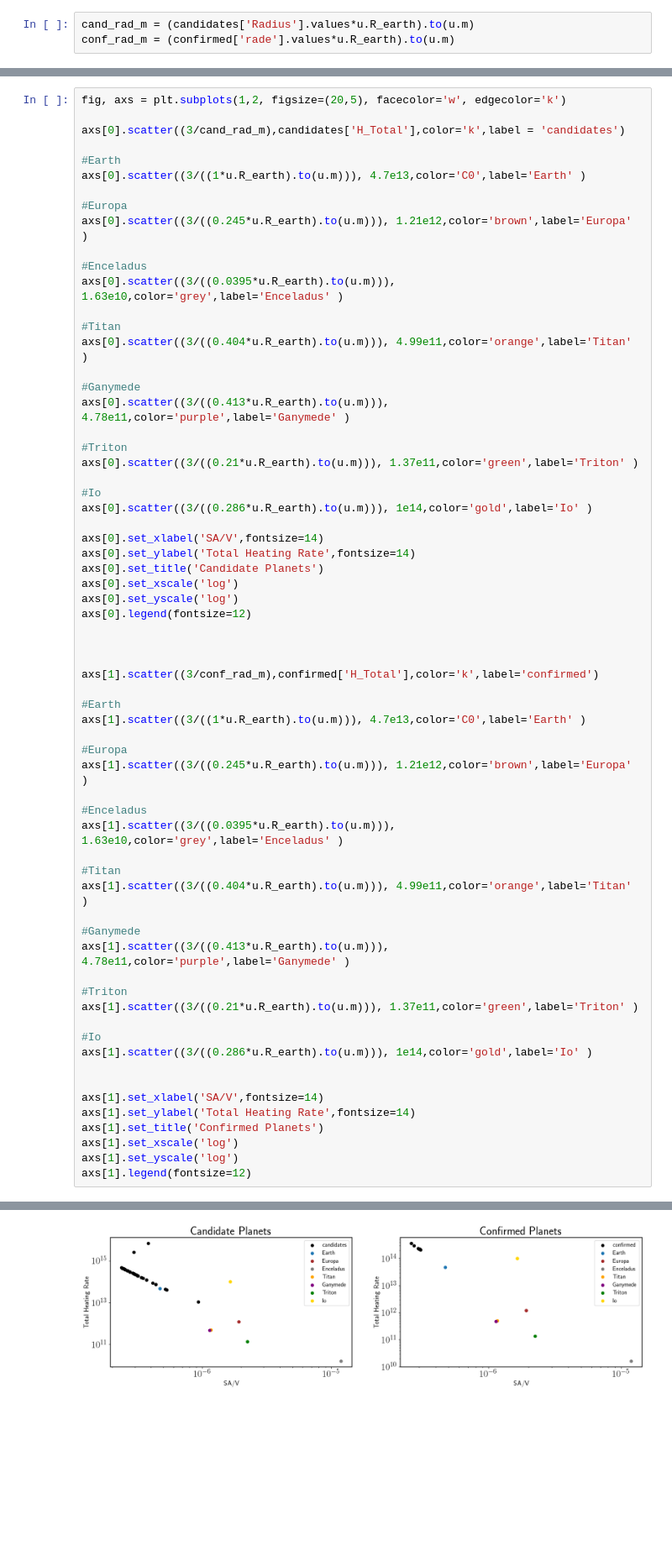
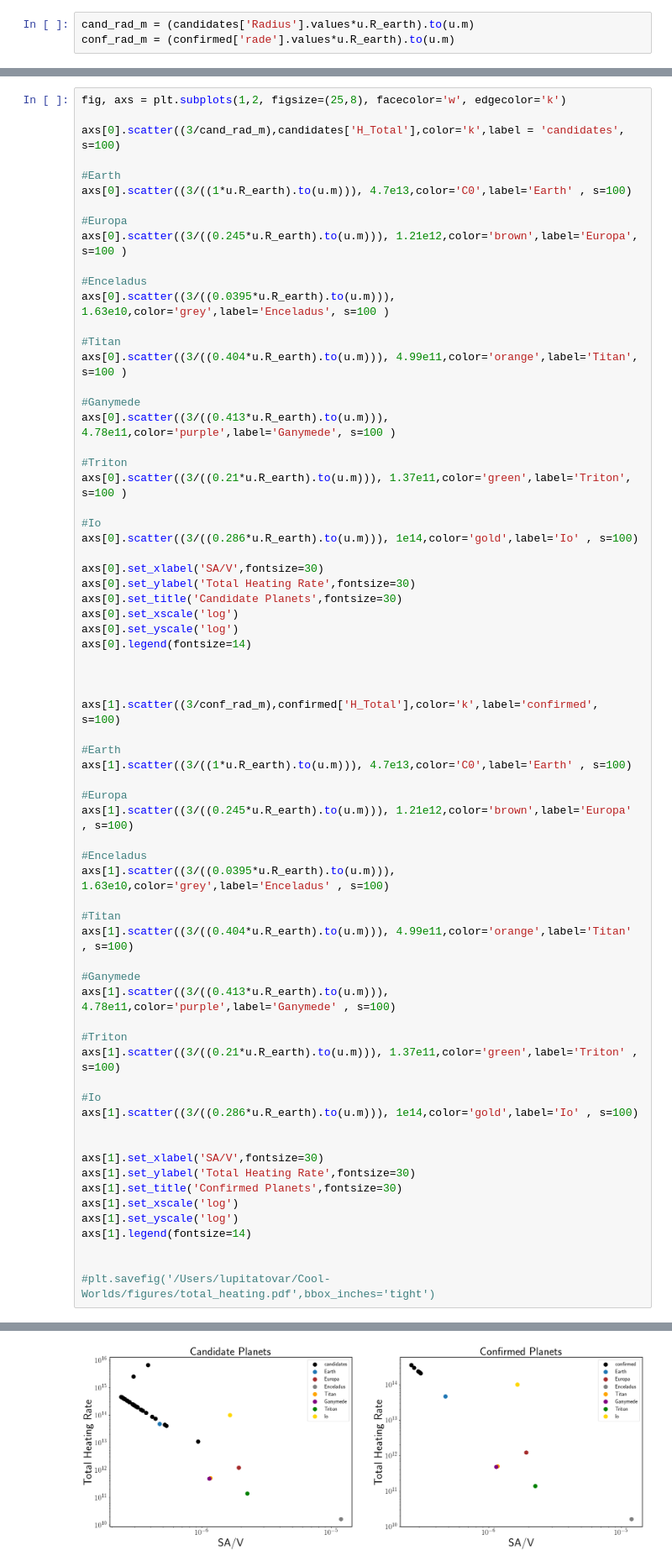
Before and after one commit to lupitatovar/Cool-Worlds, a Jupyter notebook: figures/Figures.ipynb, the cells around one changed output, grey strips where cells are left out. Shown at 84% size. Cells and saved outputs as stored; diff of their text form; blank space fills up the shorter version.

```diff
--- a/figures/Figures.ipynb
+++ b/figures/Figures.ipynb
@@ -220,68 +255,71 @@ axs[1].legend(fontsize=12)
 <matplotlib.legend.Legend at 0x...>
 [figure]
 # %%
-fig, axs = plt.subplots(1,2, figsize=(20,5), facecolor='w', edgecolor='k')
+fig, axs = plt.subplots(1,2, figsize=(25,8), facecolor='w', edgecolor='k')
 
-axs[0].scatter((3/cand_rad_m),candidates['H_Total'],color='k',label = 'candidates')
+axs[0].scatter((3/cand_rad_m),candidates['H_Total'],color='k',label = 'candidates', s=100)
 
 #Earth
-axs[0].scatter((3/((1*u.R_earth).to(u.m))), 4.7e13,color='C0',label='Earth' )
+axs[0].scatter((3/((1*u.R_earth).to(u.m))), 4.7e13,color='C0',label='Earth' , s=100)
 
 #Europa
-axs[0].scatter((3/((0.245*u.R_earth).to(u.m))), 1.21e12,color='brown',label='Europa' )
+axs[0].scatter((3/((0.245*u.R_earth).to(u.m))), 1.21e12,color='brown',label='Europa', s=100 )
 
 #Enceladus
-axs[0].scatter((3/((0.0395*u.R_earth).to(u.m))), 1.63e10,color='grey',label='Enceladus' )
+axs[0].scatter((3/((0.0395*u.R_earth).to(u.m))), 1.63e10,color='grey',label='Enceladus', s=100 )
 
 #Titan
-axs[0].scatter((3/((0.404*u.R_earth).to(u.m))), 4.99e11,color='orange',label='Titan' )
+axs[0].scatter((3/((0.404*u.R_earth).to(u.m))), 4.99e11,color='orange',label='Titan', s=100 )
 
 #Ganymede
-axs[0].scatter((3/((0.413*u.R_earth).to(u.m))), 4.78e11,color='purple',label='Ganymede' )
+axs[0].scatter((3/((0.413*u.R_earth).to(u.m))), 4.78e11,color='purple',label='Ganymede', s=100 )
 
 #Triton
-axs[0].scatter((3/((0.21*u.R_earth).to(u.m))), 1.37e11,color='green',label='Triton' )
+axs[0].scatter((3/((0.21*u.R_earth).to(u.m))), 1.37e11,color='green',label='Triton', s=100 )
 
 #Io
-axs[0].scatter((3/((0.286*u.R_earth).to(u.m))), 1e14,color='gold',label='Io' )
+axs[0].scatter((3/((0.286*u.R_earth).to(u.m))), 1e14,color='gold',label='Io' , s=100)
 
-axs[0].set_xlabel('SA/V',fontsize=14)
-axs[0].set_ylabel('Total Heating Rate',fontsize=14)
-axs[0].set_title('Candidate Planets')
+axs[0].set_xlabel('SA/V',fontsize=30)
+axs[0].set_ylabel('Total Heating Rate',fontsize=30)
+axs[0].set_title('Candidate Planets',fontsize=30)
 axs[0].set_xscale('log')
 axs[0].set_yscale('log')
-axs[0].legend(fontsize=12)
+axs[0].legend(fontsize=14)
 
 
 
-axs[1].scatter((3/conf_rad_m),confirmed['H_Total'],color='k',label='confirmed')
+axs[1].scatter((3/conf_rad_m),confirmed['H_Total'],color='k',label='confirmed', s=100)
 
 #Earth
-axs[1].scatter((3/((1*u.R_earth).to(u.m))), 4.7e13,color='C0',label='Earth' )
+axs[1].scatter((3/((1*u.R_earth).to(u.m))), 4.7e13,color='C0',label='Earth' , s=100)
 
 #Europa
-axs[1].scatter((3/((0.245*u.R_earth).to(u.m))), 1.21e12,color='brown',label='Europa' )
+axs[1].scatter((3/((0.245*u.R_earth).to(u.m))), 1.21e12,color='brown',label='Europa' , s=100)
 
 #Enceladus
-axs[1].scatter((3/((0.0395*u.R_earth).to(u.m))), 1.63e10,color='grey',label='Enceladus' )
+axs[1].scatter((3/((0.0395*u.R_earth).to(u.m))), 1.63e10,color='grey',label='Enceladus' , s=100)
 
 #Titan
-axs[1].scatter((3/((0.404*u.R_earth).to(u.m))), 4.99e11,color='orange',label='Titan' )
+axs[1].scatter((3/((0.404*u.R_earth).to(u.m))), 4.99e11,color='orange',label='Titan' , s=100)
 
 #Ganymede
-axs[1].scatter((3/((0.413*u.R_earth).to(u.m))), 4.78e11,color='purple',label='Ganymede' )
+axs[1].scatter((3/((0.413*u.R_earth).to(u.m))), 4.78e11,color='purple',label='Ganymede' , s=100)
 
 #Triton
-axs[1].scatter((3/((0.21*u.R_earth).to(u.m))), 1.37e11,color='green',label='Triton' )
+axs[1].scatter((3/((0.21*u.R_earth).to(u.m))), 1.37e11,color='green',label='Triton' , s=100)
 
 #Io
-axs[1].scatter((3/((0.286*u.R_earth).to(u.m))), 1e14,color='gold',label='Io' )
+axs[1].scatter((3/((0.286*u.R_earth).to(u.m))), 1e14,color='gold',label='Io' , s=100)
 
 
-axs[1].set_xlabel('SA/V',fontsize=14)
-axs[1].set_ylabel('Total Heating Rate',fontsize=14)
-axs[1].set_title('Confirmed Planets')
+axs[1].set_xlabel('SA/V',fontsize=30)
+axs[1].set_ylabel('Total Heating Rate',fontsize=30)
+axs[1].set_title('Confirmed Planets',fontsize=30)
 axs[1].set_xscale('log')
 axs[1].set_yscale('log')
-axs[1].legend(fontsize=12)
+axs[1].legend(fontsize=14)
+
+
+#plt.savefig('/Users/lupitatovar/Cool-Worlds/figures/total_heating.pdf',bbox_inches='tight')
 # %% [output]
@@ -289,4 +326,4 @@ axs[1].legend(fontsize=12)
-[figure, old version]
+[figure, new version]
 # %%
 plt.scatter((3/cand_rad_m),candidates['H_Total'],color='k',label = 'candidates')
 
```
Also changed, not shown: parts of 14 cells of this notebook, 7 other files.
